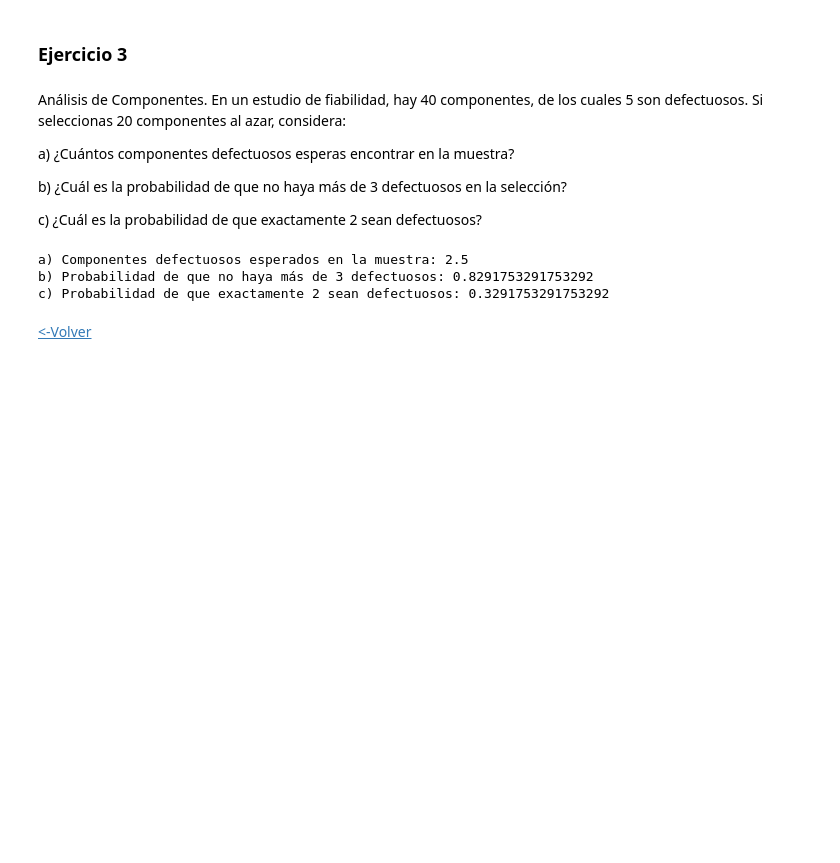
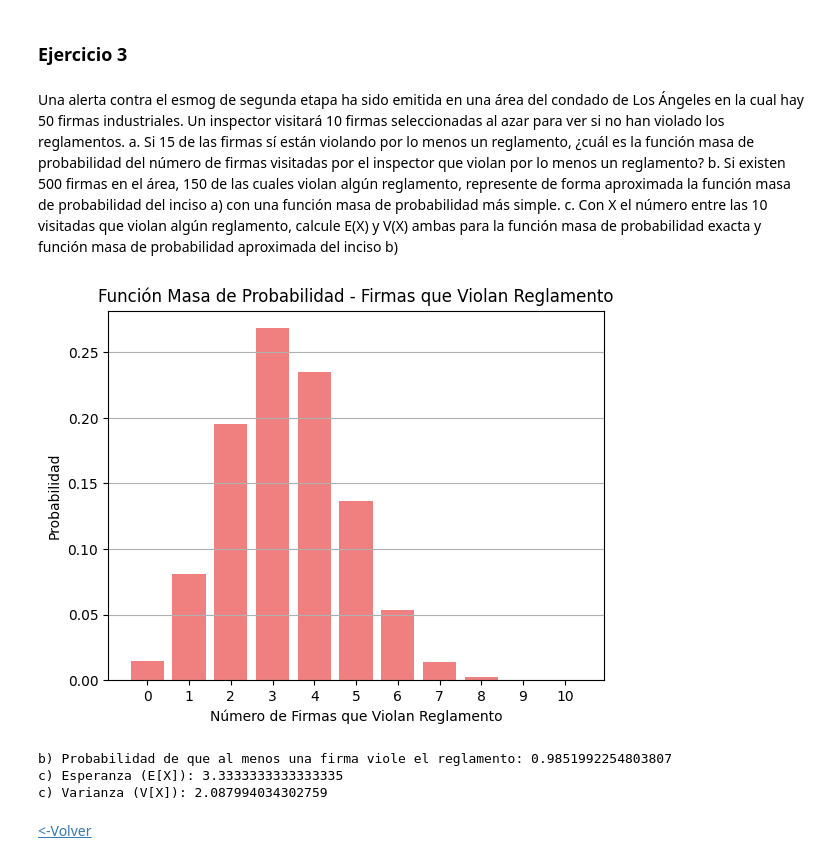
Before and after one commit to CristobalGachuz/Distribuci-n_Hipergeom-trica, a Jupyter notebook: Erik_hipergeometrica.ipynb, the cells around one changed output. Drawn from its saved outputs; the diff is of its cells as text; code cells hidden in the pictures; blank space fills up the shorter version.

```diff
--- a/Erik_hipergeometrica.ipynb
+++ b/Erik_hipergeometrica.ipynb
@@ -89,38 +142,51 @@ c) Probabilidad de que no más de 2 componentes sean defectuosos: 0.550657197399
 <a id="ejercicio3"></a>
 <h3>Ejercicio 3</h3>
 # %% [markdown]
-
-Análisis de Componentes. En un estudio de fiabilidad, hay 40 componentes, de los cuales 5 son defectuosos. Si seleccionas 20 componentes al azar, considera:
-
-a) ¿Cuántos componentes defectuosos esperas encontrar en la muestra?
-
-b) ¿Cuál es la probabilidad de que no haya más de 3 defectuosos en la selección?
-
-c) ¿Cuál es la probabilidad de que exactamente 2 sean defectuosos?
+Una alerta contra el esmog de segunda etapa ha sido emitida en una área del condado de Los Ángeles en la cual hay 50 firmas industriales. Un inspector visitará 10 firmas seleccionadas al azar para ver si no han violado los reglamentos.
+a. Si 15 de las firmas sí están violando por lo menos un reglamento, ¿cuál es la función masa de probabilidad del número de firmas visitadas por el inspector que violan por lo menos un reglamento?
+b. Si existen 500 firmas en el área, 150 de las cuales violan algún reglamento, represente de forma aproximada la función masa de probabilidad del inciso a) con una función masa de probabilidad más simple.
+c. Con X el número entre las 10 visitadas que violan algún reglamento, calcule E(X) y V(X) ambas para la función masa de probabilidad exacta y función masa de probabilidad aproximada del inciso b)
 # %%
+
+import numpy as np
+import matplotlib.pyplot as plt
 import scipy.stats as stats
 
 # Datos del problema
-N = 40   # Total de componentes
-K = 5    # Componentes defectuosos
-n = 20   # Componentes seleccionados
+N = 150  # Total de firmas
+K = 50   # Firmas que violan algún reglamento
+n = 10   # Firmas seleccionadas
 
-# a) ¿Cuántos componentes defectuosos esperas encontrar en la muestra?
-esperados = (n * K) / N
-print("a) Componentes defectuosos esperados en la muestra:", esperados)
+# a) Función masa de probabilidad del número de firmas que violan reglamento
+k_values = np.arange(0, min(n, K) + 1)  # Valores posibles de firmas que violan reglamento
+pmf_values = stats.hypergeom.pmf(k_values, N, K, n)
 
-# b) ¿Cuál es la probabilidad de que no haya más de 3 defectuosos en la selección?
-probabilidad_no_mas_3 = sum(stats.hypergeom.pmf(range(0, 4), N, K, n))
-print("b) Probabilidad de que no haya más de 3 defectuosos:", probabilidad_no_mas_3)
+# Visualización de la función masa de probabilidad
+plt.bar(k_values, pmf_values, color='lightcoral')
+plt.title('Función Masa de Probabilidad - Firmas que Violan Reglamento')
+plt.xlabel('Número de Firmas que Violan Reglamento')
+plt.ylabel('Probabilidad')
+plt.xticks(k_values)
+plt.grid(axis='y')
+plt.show()
 
-# c) ¿Cuál es la probabilidad de que exactamente 2 sean defectuosos?
-k = 2  # Número de defectuosos en la muestra
-probabilidad_exacta = stats.hypergeom.pmf(k, N, K, n)
-print("c) Probabilidad de que exactamente 2 sean defectuosos:", probabilidad_exacta)
+# b) Aproximación de la función masa de probabilidad de que al menos una firma viole el reglamento
+probabilidad_al_menos_una = 1 - stats.hypergeom.pmf(0, N, K, n)
+print("b) Probabilidad de que al menos una firma viole el reglamento:", probabilidad_al_menos_una)
+
+# c) Esperanza y varianza del número de firmas que violan reglamento
+# Esperanza (valor medio)
+esperanza = (n * K) / N
+# Varianza
+varianza = (n * K * (N - K) * (N - n)) / (N**2 * (N - 1))
+
+print("c) Esperanza (E[X]):", esperanza)
+print("c) Varianza (V[X]):", varianza)
 # %% [output]
+[figure, added]
-a) Componentes defectuosos esperados en la muestra: 2.5
-b) Probabilidad de que no haya más de 3 defectuosos: 0.8291753291753292
-c) Probabilidad de que exactamente 2 sean defectuosos: 0.3291753291753292
+b) Probabilidad de que al menos una firma viole el reglamento: 0.9851992254803807
+c) Esperanza (E[X]): 3.3333333333333335
+c) Varianza (V[X]): 2.087994034302759
 # %% [markdown]
 <div style="display: flex; justify-content: space-between; margin: 20px 0;">
     <a href="#ejercicio1"><-Volver</a>
```
Also changed, not shown: parts of 6 cells of this notebook.
